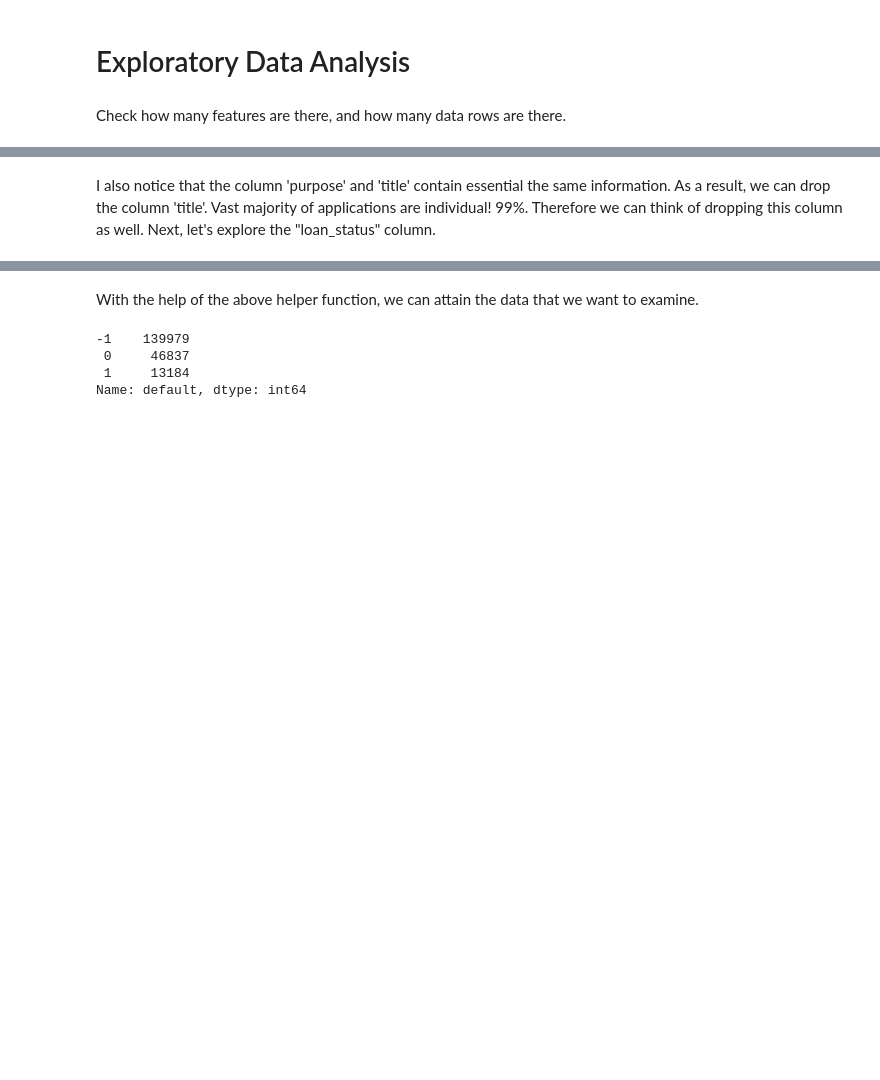
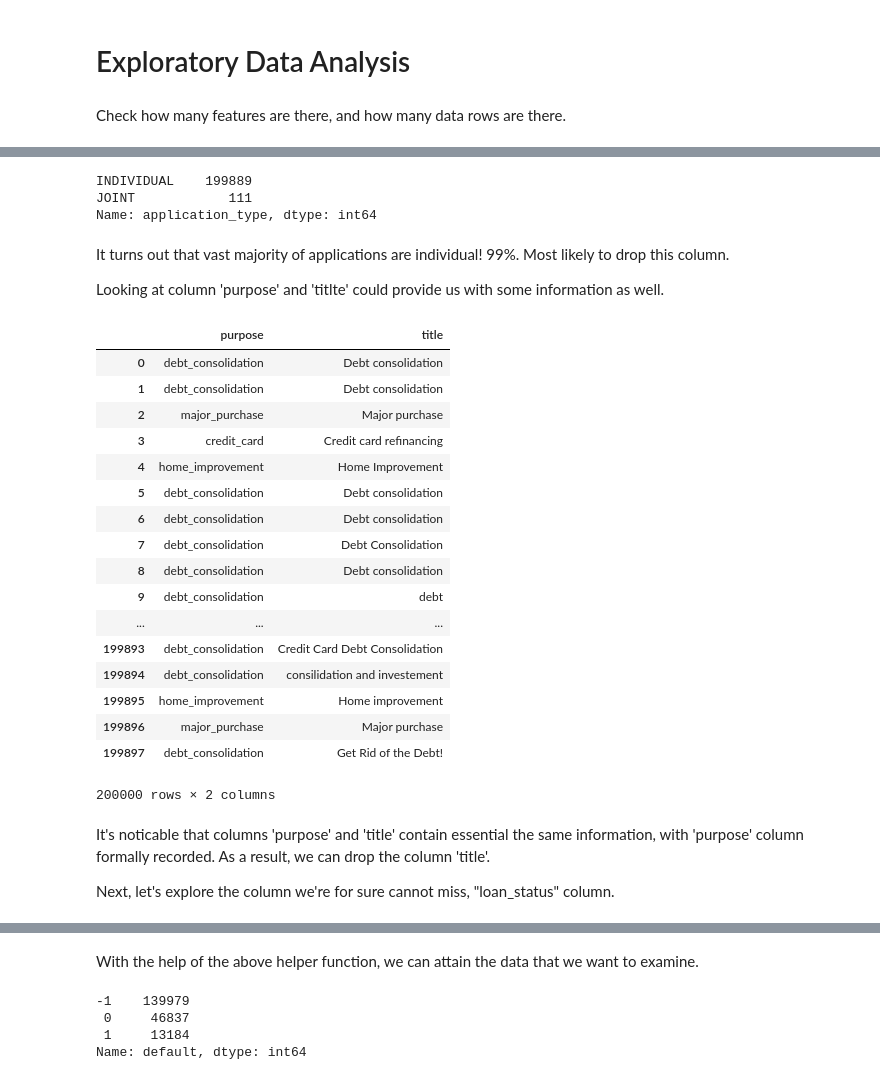
Before and after one commit to thoang3/portfolio, a Jupyter notebook: Data_Analysis/take home challenge/challenge.ipynb, the cells around one changed output, grey strips where cells are left out. Saved outputs shown, nothing was run; the diff lists cells and outputs as text; code cells hidden in the pictures; blank space fills up the shorter version.

```diff
--- a/Data_Analysis/take home challenge/challenge.ipynb
+++ b/Data_Analysis/take home challenge/challenge.ipynb
@@ -149,6 +162,39 @@ Name: application_type, dtype: int64
+# %%
+# Check application_type
+app_train.application_type.value_counts()
+# %% [output]
+INDIVIDUAL    199889
+JOINT            111
+Name: application_type, dtype: int64
+# %% [markdown]
+It turns out that vast majority of applications are individual! 99%. Most likely to drop this column.
+
+Looking at column 'purpose' and 'titlte' could provide us with some information as well.
+# %%
+app_train[['purpose', 'title']]
+# %% [output]
+|  | purpose | title |
+| 0 | debt_consolidation | Debt consolidation |
+| 1 | debt_consolidation | Debt consolidation |
+| 2 | major_purchase | Major purchase |
+| 3 | credit_card | Credit card refinancing |
+| 4 | home_improvement | Home Improvement |
+| 5 | debt_consolidation | Debt consolidation |
+| 6 | debt_consolidation | Debt consolidation |
+| 7 | debt_consolidation | Debt Consolidation |
+| 8 | debt_consolidation | Debt consolidation |
+| 9 | debt_consolidation | debt |
+| ... | ... | ... |
+| 199893 | debt_consolidation | Credit Card Debt Consolidation |
+| 199894 | debt_consolidation | consilidation and investement |
+| 199895 | home_improvement | Home improvement |
+| 199896 | major_purchase | Major purchase |
+| 199897 | debt_consolidation | Get Rid of the Debt! |
+200000 rows × 2 columns
 # %% [markdown]
-I also notice that the column 'purpose' and 'title' contain essential the same information. As a result, we can drop the column 'title'. Vast majority of applications are individual! 99%. Therefore we can think of dropping this column as well.
-Next, let's explore the "loan_status" column.
+It's noticable that columns 'purpose' and 'title' contain essential the same information, with 'purpose' column formally recorded. As a result, we can drop the column 'title'.
+
+Next, let's explore the column we're for sure cannot miss, "loan_status" column.
 # %%
 app_train.loan_status.value_counts()
 # %% [output]
```
Also changed, not shown: parts of 74 cells of this notebook, 7 other files.
